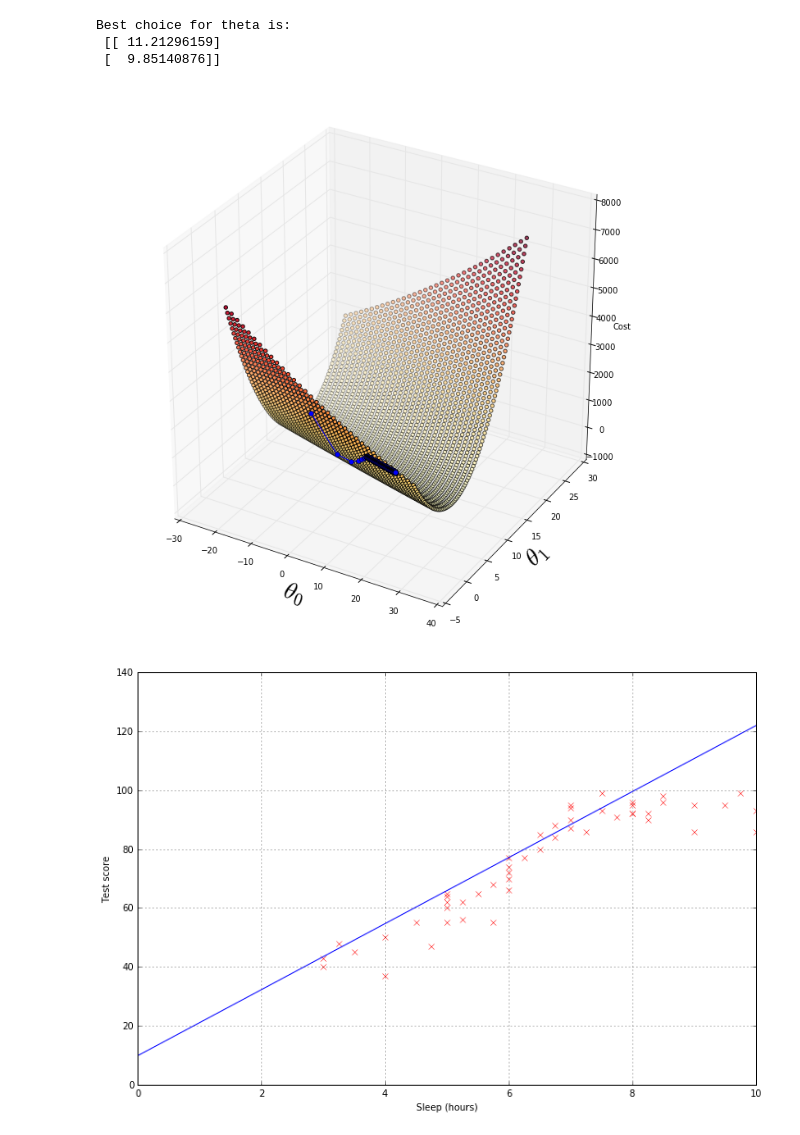
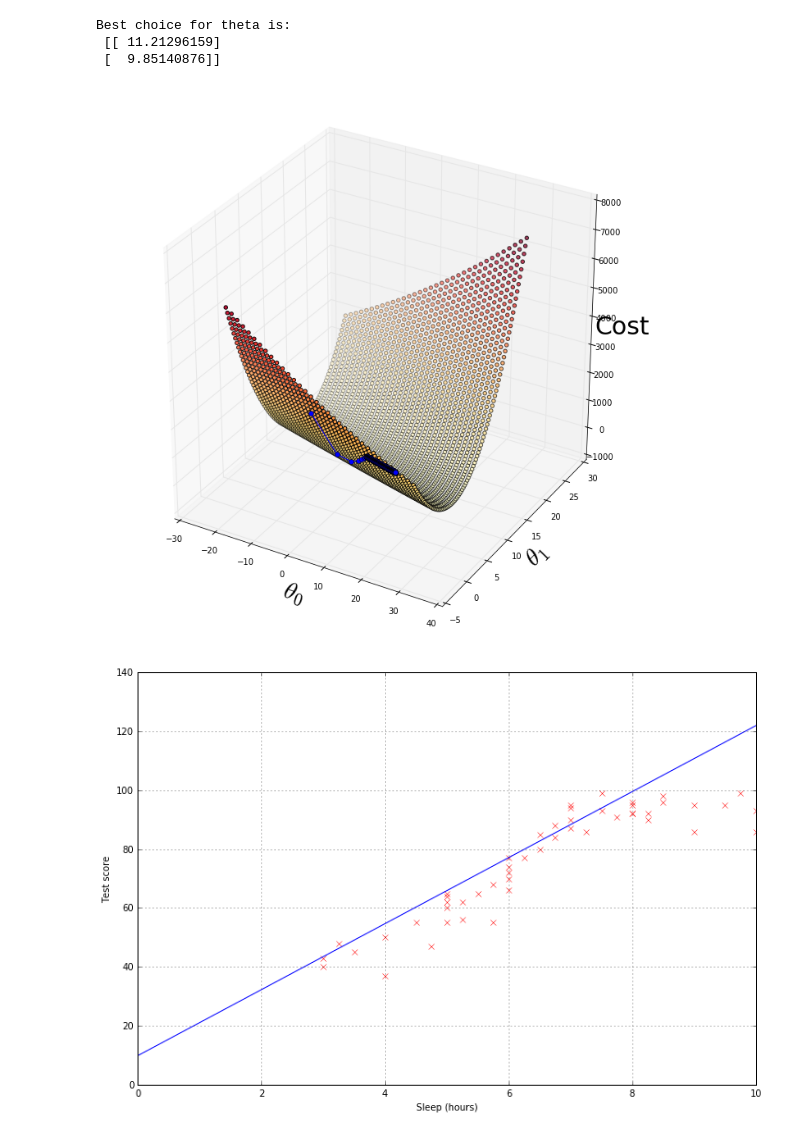
Before and after one commit to lancefisher/ml-intro, a Jupyter notebook: Machine Learning.ipynb, the cells around one changed output. Saved outputs shown, nothing was run; the diff lists cells and outputs as text; code cells hidden in the pictures.

Commit message:
Make cost label on axis bigger

```diff
--- a/Machine Learning.ipynb
+++ b/Machine Learning.ipynb
@@ -182,33 +182,32 @@ Best choice for theta is:
 # %%
 from mpl_toolkits.mplot3d import axes3d, Axes3D
 from matplotlib import cm
 import itertools
 
 fig = plt.figure(figsize=(12,12))
 ax = fig.gca(projection='3d')
 
 xvals = np.arange(-20,30,1.5)
 yvals = np.arange(-2,25,.3)
 x_plot, y_plot, z_plot = [], [], []
 for x_val in xvals:
     for y_val in yvals:
         x_plot.append(x_val)
         y_plot.append(y_val)
         cost = computeCost(np.array([[x_val], [y_val]]),X,y)
         z_plot.append(cost)
 
 plt.xlabel(r'$\theta_0$',fontsize=30)
 plt.ylabel(r'$\theta_1$',fontsize=30)
-
-ax.set_zlabel('Cost')
+ax.set_zlabel('Cost', fontsize=30)
 
 scat = ax.scatter(x_plot, y_plot, z_plot, c=np.abs(z_plot), cmap=plt.get_cmap('YlOrRd'))
 
 # We now add the path of gradient descent
 plt.plot([x[0] for x in thetahistory],[x[1] for x in thetahistory],jvec,'bo-')
 plt.show()
 # %% [output]
-[figure, old version]
+[figure, new version]
 # %%
 data = np.loadtxt('data.csv', delimiter=',')
 x = data[:,0]
```
